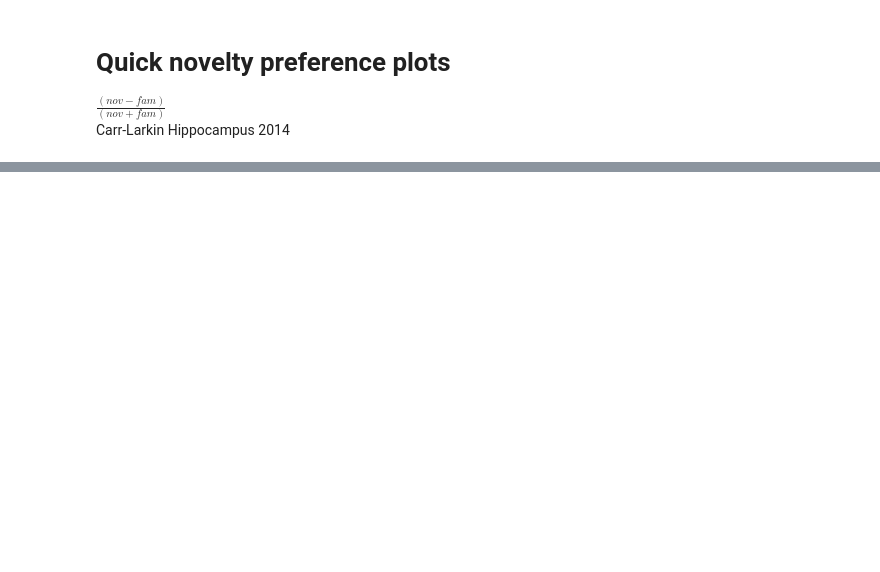
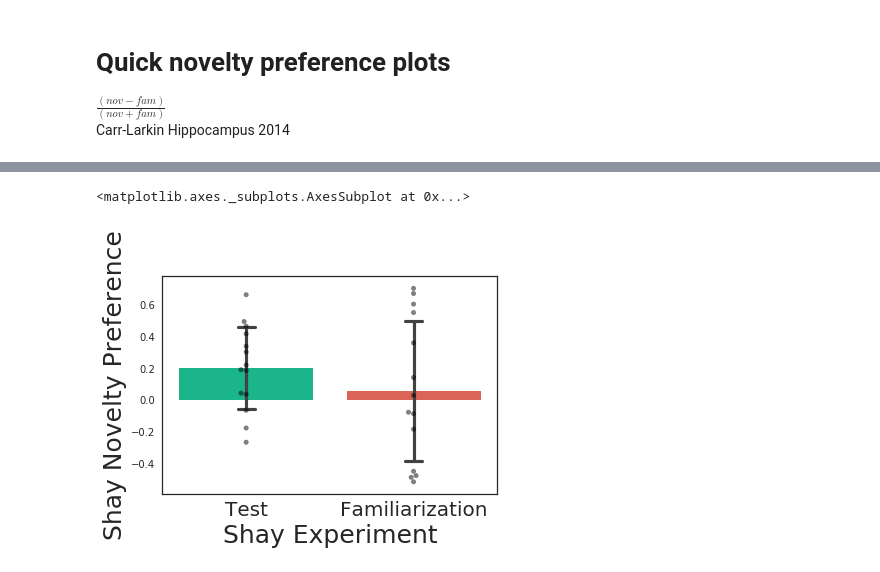
Before and after one commit to jimzhang629/Rat-Head-Direction, a Jupyter notebook: FastDiscriminationVisualization-NonImplantedControl.ipynb, the cells around one changed output, grey strips where cells are left out. Saved outputs shown, nothing was run; the diff lists cells and outputs as text; code cells hidden in the pictures; blank space fills up the shorter version.

```diff
--- a/FastDiscriminationVisualization-NonImplantedControl.ipynb
+++ b/FastDiscriminationVisualization-NonImplantedControl.ipynb
@@ -588,0 +787,6 @@ findfont: Font family ['Universalis ADF Std'] not found. Falling back to DejaVu
+# %%
+sns.barplot(x="Shay Experiment", y="Shay Novelty Preference", data=shaynoveltyPref, capsize=.1, ci="sd")
+sns.swarmplot(x="Shay Experiment", y="Shay Novelty Preference", data=shaynoveltyPref, color="0", alpha=.5)
+# %% [output]
+<matplotlib.axes._subplots.AxesSubplot at 0x...>
+[figure, added]
```
Also changed, not shown: parts of 21 cells of this notebook, 1 other file.
